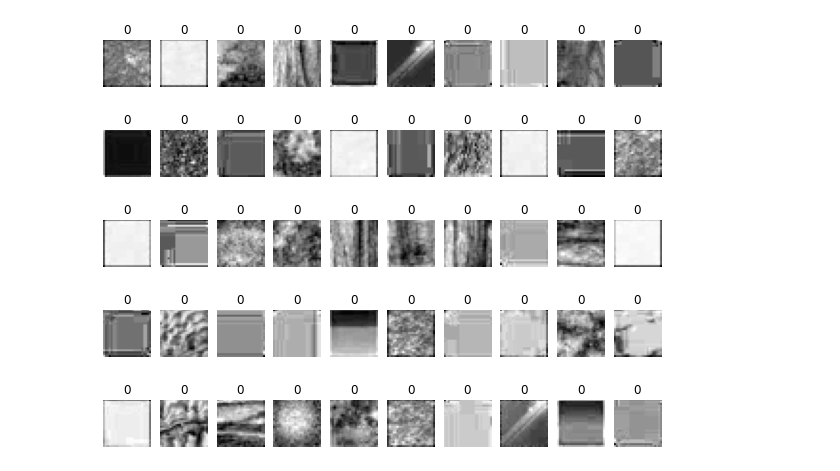
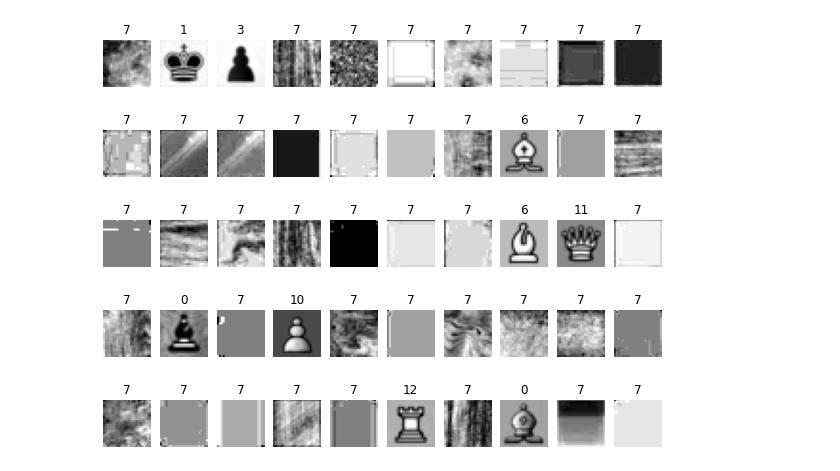
Before and after one commit to sandorfoldi/chess_positions_recognition, a Jupyter notebook: notebooks/1.2-hcm-data-loader-test.ipynb, the cells around one changed output. Drawn from its saved outputs; the diff is of its cells as text; code cells hidden in the pictures.

Commit message:
missing labels
fixed by randomly selecting indices in dataset instead of taking first 5000

```diff
--- a/notebooks/1.2-hcm-data-loader-test.ipynb
+++ b/notebooks/1.2-hcm-data-loader-test.ipynb
@@ -12,9 +12,12 @@ import torch.utils.data as data_utils
 # %%
 t = transforms.Compose([
     transforms.Resize((25,25)),
+    transforms.Grayscale(num_output_channels=1),
     transforms.ToTensor(),
-    transforms.Grayscale(num_output_channels=1),
-    # transforms.RandomAutocontrast(p=1), # p=1 so all images are autocontrasted
-    # transforms.Normalize([0.5], [0.5])
 ])
 train_data = torchvision.datasets.ImageFolder("../data/processed/train", transform=t)
+test_data = torchvision.datasets.ImageFolder("../data/processed/test", transform=t)
+train_loader = DataLoader(train_data, batch_size=128,
+                              shuffle=True, num_workers=0)
+test_loader = DataLoader(test_data, batch_size=128,
+                              shuffle=True, num_workers=0)
@@ -27,3 +24,12 @@ len(train_data_5k)
-# %%
-train_loader = DataLoader(train_data_5k, batch_size=128,
-                              shuffle=True, num_workers=0)
+# %%
+dataiter = iter(train_loader)
+images, labels = next(dataiter)
+# %%
+figure = plt.figure(figsize=(10, 8))
+cols, rows = 10, 5
+for i in range(1, cols * rows + 1):
+    img = images[i]
+    figure.add_subplot(rows, cols, i)
+    plt.title(labels[i].item())
+    plt.axis("off")
+    plt.imshow(img.squeeze(), cmap="gray")
@@ -30,14 +38,14 @@ train_loader = DataLoader(train_data_5k, batch_size=128,
 # %%
-dataiter = iter(train_loader)
+dataiter = iter(test_loader)
 images, labels = next(dataiter)
 
 figure = plt.figure(figsize=(10, 8))
 cols, rows = 10, 5
 for i in range(1, cols * rows + 1):
     img = images[i]
     figure.add_subplot(rows, cols, i)
     plt.title(labels[i].item())
     plt.axis("off")
     plt.imshow(img.squeeze(), cmap="gray")
 # %% [output]
-[figure, old version]
+[figure, new version]
```
Also changed, not shown: parts of 2 cells of this notebook, 3 other files.
